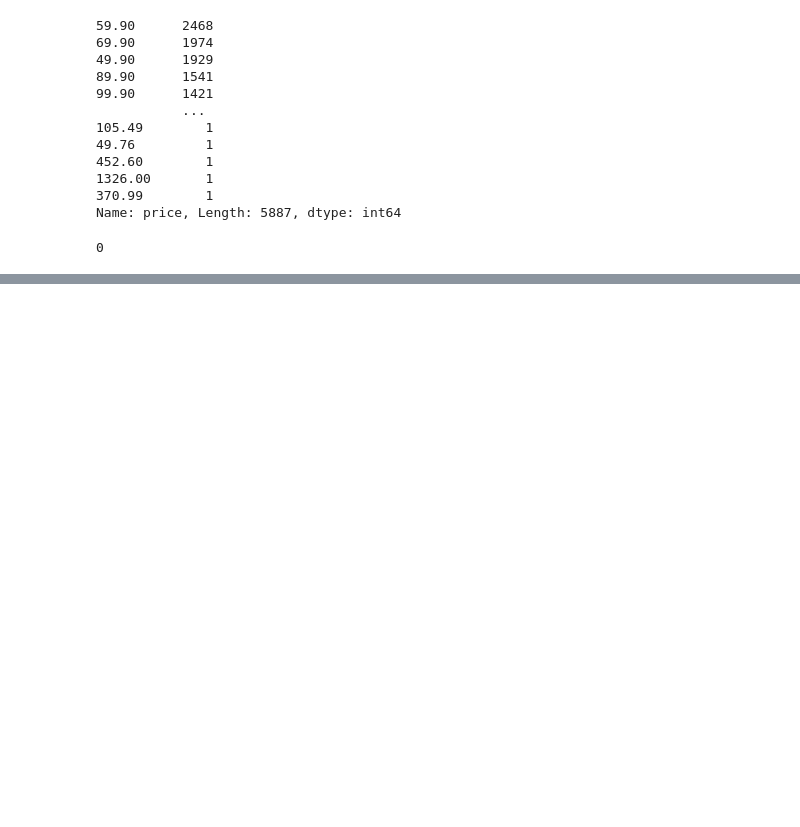
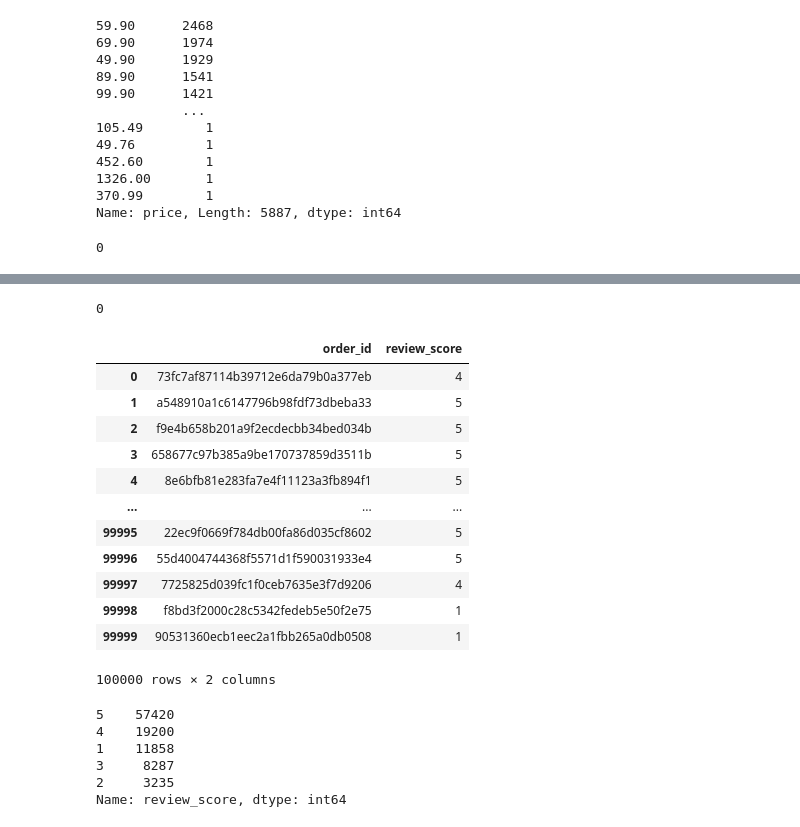
Before and after one commit to Danielaafig/Mid_term_Project, a Jupyter notebook: Python code/order_customer_item_paid.ipynb, the cells around one changed output, grey strips where cells are left out. Drawn from its saved outputs; the diff is of its cells as text; code cells hidden in the pictures; blank space fills up the shorter version.

```diff
--- a/Python code/order_customer_item_paid.ipynb
+++ b/Python code/order_customer_item_paid.ipynb
@@ -92,0 +126,31 @@ file['freight_value'].isna().sum()
+# %%
+file['price'].isna().sum()
+# %% [output]
+0
+# %%
+file2 = pd.read_csv('clean/order_reviews.csv')
+# %%
+file2
+# %% [output]
+|  | order_id | review_score |
+| 0 | 73fc7af87114b39712e6da79b0a377eb | 4 |
+| 1 | a548910a1c6147796b98fdf73dbeba33 | 5 |
+| 2 | f9e4b658b201a9f2ecdecbb34bed034b | 5 |
+| 3 | 658677c97b385a9be170737859d3511b | 5 |
+| 4 | 8e6bfb81e283fa7e4f11123a3fb894f1 | 5 |
+| ... | ... | ... |
+| 99995 | 22ec9f0669f784db00fa86d035cf8602 | 5 |
+| 99996 | 55d4004744368f5571d1f590031933e4 | 5 |
+| 99997 | 7725825d039fc1f0ceb7635e3f7d9206 | 4 |
+| 99998 | f8bd3f2000c28c5342fedeb5e50f2e75 | 1 |
+| 99999 | 90531360ecb1eec2a1fbb265a0db0508 | 1 |
+100000 rows × 2 columns
+# %%
+file2['review_score'].value_counts()
+# %% [output]
+5    57420
+4    19200
+1    11858
+3     8287
+2     3235
+Name: review_score, dtype: int64
```
Also changed, not shown: parts of 13 cells of this notebook, 4 other files.
